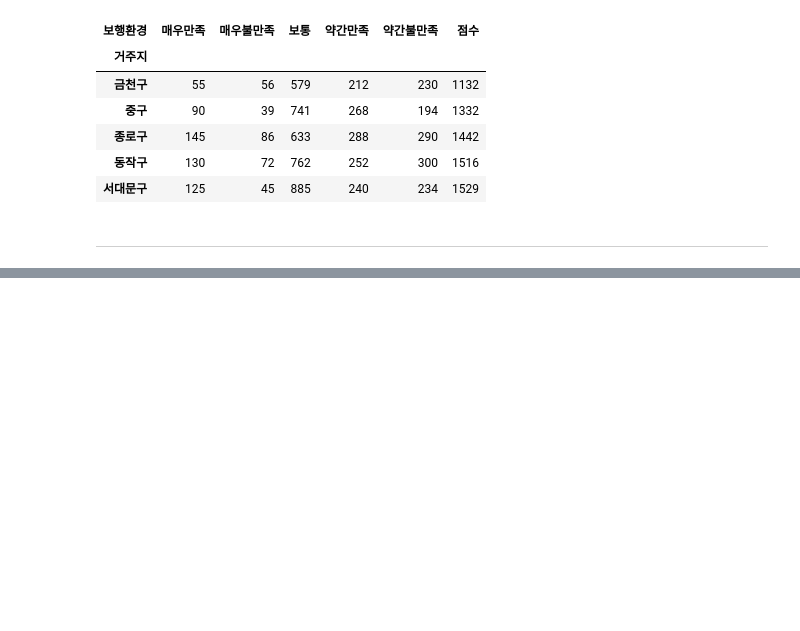
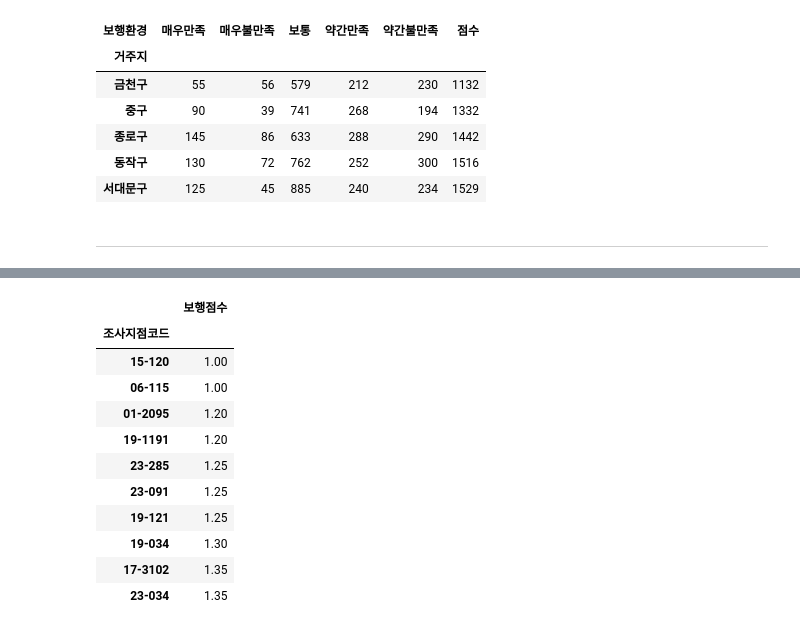
Before and after one commit to seareale/2020-dataCampus-yonsei, a Jupyter notebook: Pandas/실습 5. openAPI사용, 지도시각화 및 서울시 유동인구 데이터 분석 및 시각화.ipynb, the cells around one changed output, grey strips where cells are left out. Cells and saved outputs as stored; diff of their text form; code cells hidden in the pictures; blank space fills up the shorter version.

```diff
--- a/Pandas/실습 5. openAPI사용, 지도시각화 및 서울시 유동인구 데이터 분석 및 시각화.ipynb
+++ b/Pandas/실습 5. openAPI사용, 지도시각화 및 서울시 유동인구 데이터 분석 및 시각화.ipynb
@@ -690,3 +690,6 @@ temp.sort_values(by='점수').head(5)
 | 서대문구 | 125 | 45 | 885 | 240 | 234 | 1529 |
 # %% [markdown]
 ---
+# %%
+# 1. 속성조사 데이터 적재
+속성조사 = pd.read_excel('data/서울시유동인구/2_유동인구_속성조사_2015.xlsx', skiprows=[0,1,3])
@@ -692,0 +722,11 @@ temp.sort_values(by='점수').head(5)
+# %%
+# 보행환경 컬럼을 활용해서 보행점수 컬럼을 추가
+# 속성조사.보행환경.unique()
+
+속성조사['보행점수'] = 속성조사.보행환경.map({
+    '매우만족' : 5,
+    '약간만족' : 4,
+    '보통' : 3,
+    '약간불만족' : 2,
+    '매우불만족' : 1
+})
@@ -692,0 +754,19 @@ temp.sort_values(by='점수').head(5)
+# %%
+# 조사지점별 보행점수의 평균 구하기
+보행점수 = 속성조사.pivot_table(index = '조사지점코드', values = '보행점수', aggfunc = 'mean')
+# %%
+##### 1. 보행점수의 평균이 가장 낮은 10군데 선정
+보행점수.sort_values(by = '보행점수').head(10)
+# %% [output]
+|  | 보행점수 |
+| 조사지점코드 |  |
+| 15-120 | 1.00 |
+| 06-115 | 1.00 |
+| 01-2095 | 1.20 |
+| 19-1191 | 1.20 |
+| 23-285 | 1.25 |
+| 23-091 | 1.25 |
+| 19-121 | 1.25 |
+| 19-034 | 1.30 |
+| 17-3102 | 1.35 |
+| 23-034 | 1.35 |
```
Also changed, not shown: parts of 20 cells of this notebook.
